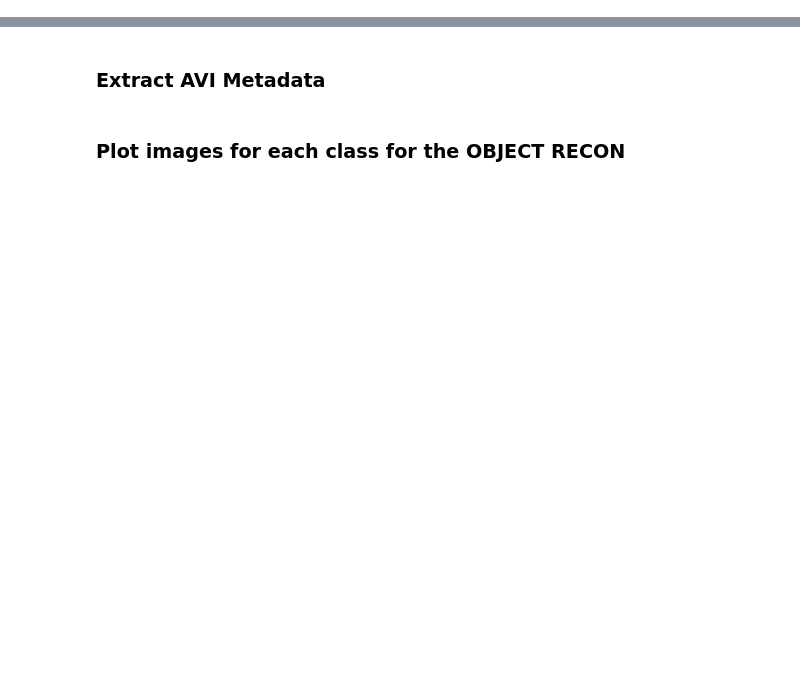
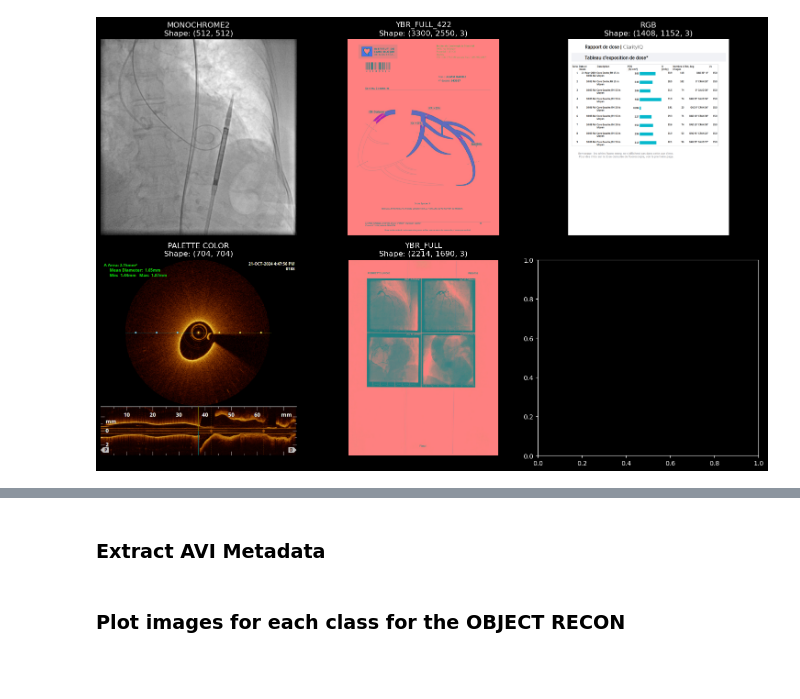
Before and after one commit to HeartWise-AI/DicomVideoProcessing, a Jupyter notebook: 1_ConcatExtractions_GetVideos.ipynb, the cells around one changed output, grey strips where cells are left out. Drawn from its saved outputs; the diff is of its cells as text; code cells hidden in the pictures; blank space fills up the shorter version.

```diff
--- a/1_ConcatExtractions_GetVideos.ipynb
+++ b/1_ConcatExtractions_GetVideos.ipynb
@@ -29,6 +29,7 @@ def df_stats(df):
     print(tabulate(df_stat_val, headers="keys", tablefmt="psql"))
     return df.head()
 # %%
-df_metadata = pd.read_csv("metadata/2024_XA_dcm_paths.csv_metadata_extracted.csv")
-display(df_metadata.head())
+df_metadata = pd.read_csv(
+    "../DeepCORO/2_CathReport_MHI_Merged/2024_CathReport_first_value_in_interval_all.csv"
+)
 # %% [output]
@@ -40,0 +57,81 @@ display(df_metadata.head())
+# %%
+import matplotlib.pyplot as plt
+import numpy as np
+import pydicom
+
+# Create subplots for each PhotometricInterpretation type
+fig, axes = plt.subplots(2, 3, figsize=(15, 10))
+axes = axes.ravel()
+
+# List of PhotometricInterpretation types to process
+photo_types = ["MONOCHROME2", "YBR_FULL_422", "RGB", "PALETTE COLOR", "YBR_FULL"]
+
+for idx, photo_type in enumerate(photo_types):
+    sample_row = (
+        df_metadata[df_metadata["PhotometricInterpretation"] == photo_type]
+        .sample(1)
+        .iloc[0]
+    )
+    dicom_path = sample_row["DICOMPath"]
+    print(f"Processing {photo_type}: {dicom_path}")
+
+    ds = pydicom.dcmread(dicom_path)
+    pixel_array = ds.pixel_array
+
+    # Handle 4D (video) data: take the middle frame
+    if pixel_array.ndim == 4:
+        mid_frame = pixel_array.shape[0] // 2
+        pixel_array = pixel_array[mid_frame]
+
+    if photo_type == "MONOCHROME2":
+        if pixel_array.ndim == 3:
+            mid_frame = pixel_array.shape[0] // 2
+            pixel_array = pixel_array[mid_frame]
+        if pixel_array.ndim > 2:
+            pixel_array = pixel_array[..., 0]
+        axes[idx].imshow(pixel_array, cmap="gray")
+
+    elif photo_type == "PALETTE COLOR":
+        if pixel_array.ndim == 3:
+            mid_frame = pixel_array.shape[0] // 2
+            pixel_array = pixel_array[mid_frame]
+
+        # Retrieve the LUT descriptor (e.g., [256, 0, 16])
+        red_desc = ds[0x0028, 0x1101].value
+        n_entries, first_index, bits = red_desc
+
+        # Convert the LUT bytes to numpy arrays using frombuffer
+        red_lut = np.frombuffer(ds[0x0028, 0x1201].value, dtype=np.uint16)[:n_entries]
+        green_lut = np.frombuffer(ds[0x0028, 0x1202].value, dtype=np.uint16)[:n_entries]
+        blue_lut = np.frombuffer(ds[0x0028, 0x1203].value, dtype=np.uint16)[:n_entries]
+
+        # Scale LUT values to 8-bit if needed
+        if bits > 8:
+            factor = 2 ** (bits - 8)
+            red_lut = (red_lut / factor).astype(np.uint8)
+            green_lut = (green_lut / factor).astype(np.uint8)
+            blue_lut = (blue_lut / factor).astype(np.uint8)
+        else:
+            red_lut = red_lut.astype(np.uint8)
+            green_lut = green_lut.astype(np.uint8)
+            blue_lut = blue_lut.astype(np.uint8)
+
+        # Create a combined LUT (shape: [n_entries, 3])
+        lut = np.stack((red_lut, green_lut, blue_lut), axis=-1)
+
+        # Map the pixel indices to RGB values (adjust for first_index)
+        rgb_image = lut[pixel_array - first_index]
+        axes[idx].imshow(rgb_image)
+
+    else:
+        # For YBR_FULL_422, RGB, YBR_FULL, ensure proper shape for RGB display
+        if pixel_array.ndim == 3 and pixel_array.shape[-1] != 3:
+            pixel_array = np.transpose(pixel_array, (1, 2, 0))
+        axes[idx].imshow(pixel_array)
+
+    axes[idx].axis("off")
+    axes[idx].set_title(f"{photo_type}\nShape: {pixel_array.shape}")
+
+plt.tight_layout()
+plt.show()
+# %% [output]
@@ -40,0 +143 @@ display(df_metadata.head())
+[figure, added]
```
Also changed, not shown: parts of 4 cells of this notebook, 1 other file.
